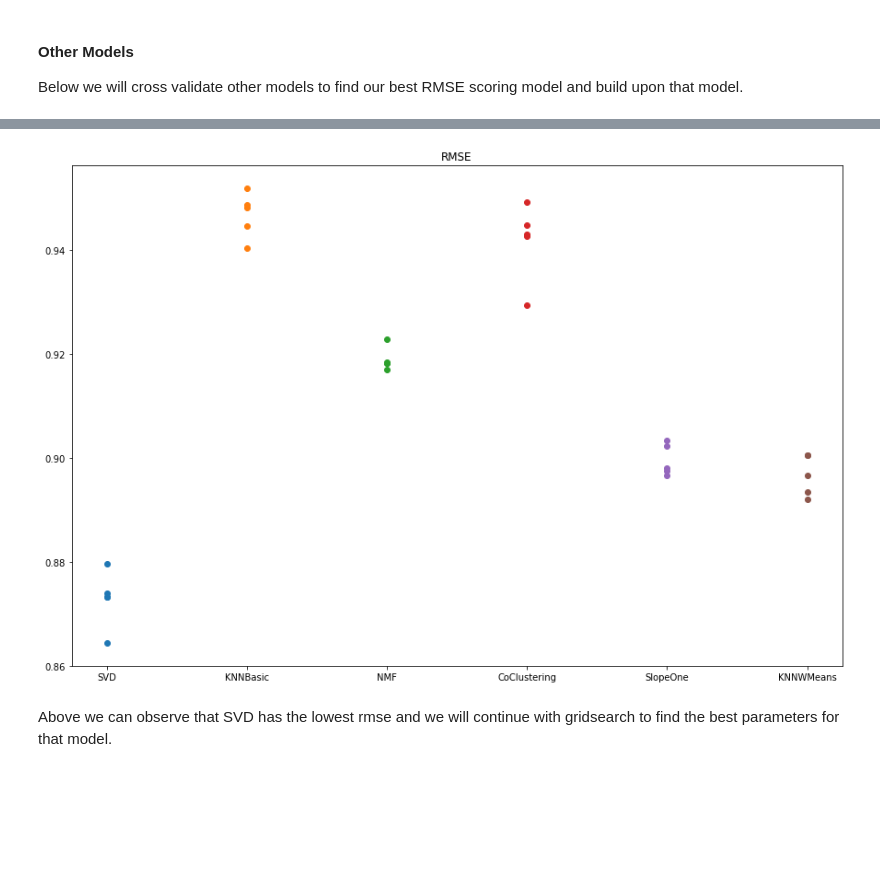
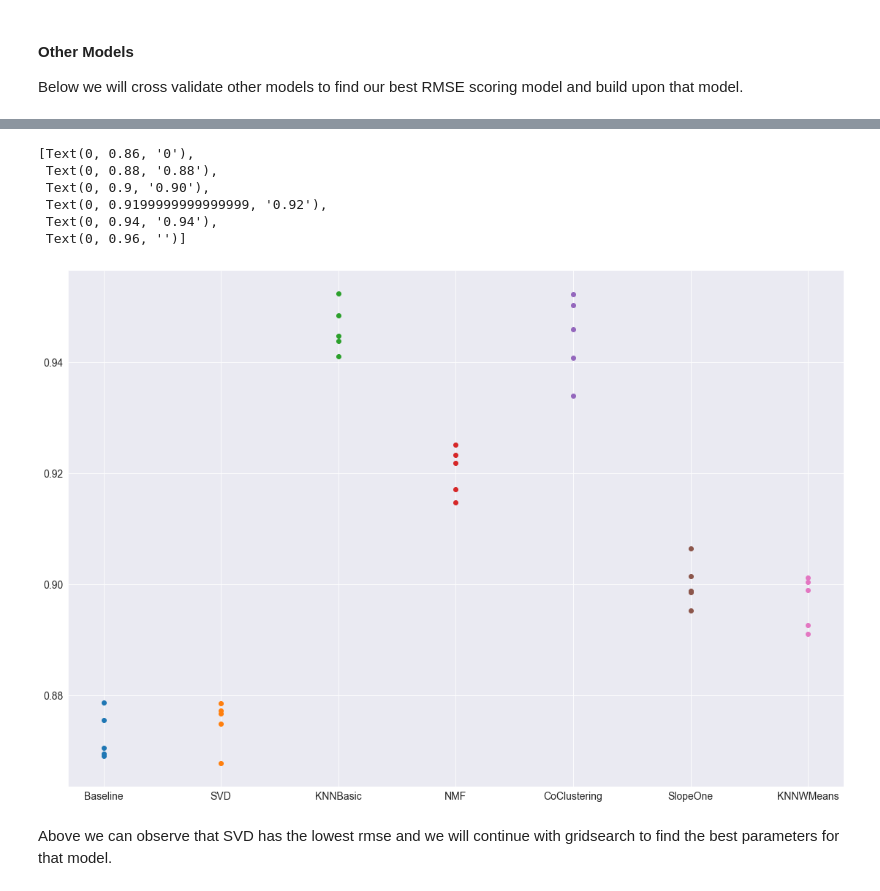
Before and after one commit to vchen-98/dsc_phase_4_proj, a Jupyter notebook: working_final.ipynb, the cells around one changed output, grey strips where cells are left out. Saved outputs shown, nothing was run; the diff lists cells and outputs as text; code cells hidden in the pictures; blank space fills up the shorter version.

```diff
--- a/working_final.ipynb
+++ b/working_final.ipynb
@@ -104,0 +107,3 @@ Average_ratings.head(10)
+# %%
+sns.set_style('darkgrid')
+Average_ratings['rating'].hist(figsize=(16,10), xlabelsize=14, ylabelsize=14)
@@ -301,6 +314,7 @@ slopeone = SlopeOne()
 knnwithmeans = KNNWithMeans()
 
 # Run 5-fold cross-validation and print results
+baseline_dict = cross_validate(baseline, data, measures=['RMSE', 'MAE'], cv=5, verbose=False)
 svd_dict = cross_validate(svd, data, measures=['RMSE', 'MAE'], cv=5, verbose=False)
 knnbasic_dict = cross_validate(knnbasic, data, measures=['RMSE', 'MAE'], cv=5, verbose=False)
 nmf_dict = cross_validate(nmf, data, measures=['RMSE', 'MAE'], cv=5, verbose=False)
@@ -331,14 +365,22 @@ Done computing similarity matrix.
 # %%
-fig, ax = plt.subplots(figsize=(15,10))
-algos = ['SVD', 'KNNBasic', 'NMF', 'CoClustering', 'SlopeOne', 'KNNWMeans']
+fig, ax = plt.subplots(figsize=(19,13))
+algos = ['Baseline', 'SVD', 'KNNBasic', 'NMF', 'CoClustering', 'SlopeOne', 'KNNWMeans']
 x_pos = np.arange(float(len(algos)))
 
-Y = [svd_dict['test_rmse'], knnbasic_dict['test_rmse'], nmf_dict['test_rmse'], coclustering_dict['test_rmse'], slopeone_dict['test_rmse'], knnwithmeans_dict['test_rmse']]
+Y = [baseline_dict['test_rmse'], svd_dict['test_rmse'], knnbasic_dict['test_rmse'], nmf_dict['test_rmse'], coclustering_dict['test_rmse'], slopeone_dict['test_rmse'], knnwithmeans_dict['test_rmse']]
 for y in range(len(Y)):
     plt.scatter([algos[y], algos[y], algos[y], algos[y], algos[y]], Y[y], marker='o')
-ax.set_title('RMSE');
+#ax.set_title('RMSE', fontsize=16);
+ax.set_xticklabels(algos, fontsize=14)
+ax.set_yticklabels(['0', '0.88', '0.90', '0.92', '0.94'], fontsize=14)
 # %% [output]
+[Text(0, 0.86, '0'),
+ Text(0, 0.88, '0.88'),
+ Text(0, 0.9, '0.90'),
+ Text(0, 0.9199999999999999, '0.92'),
+ Text(0, 0.94, '0.94'),
+ Text(0, 0.96, '')]
-[figure, old version]
+[figure, new version]
 # %% [markdown]
 Above we can observe that SVD has the lowest rmse and we will continue with gridsearch to find the best parameters for that model.
 # %% [markdown]
```
Also changed, not shown: parts of 22 cells of this notebook.
